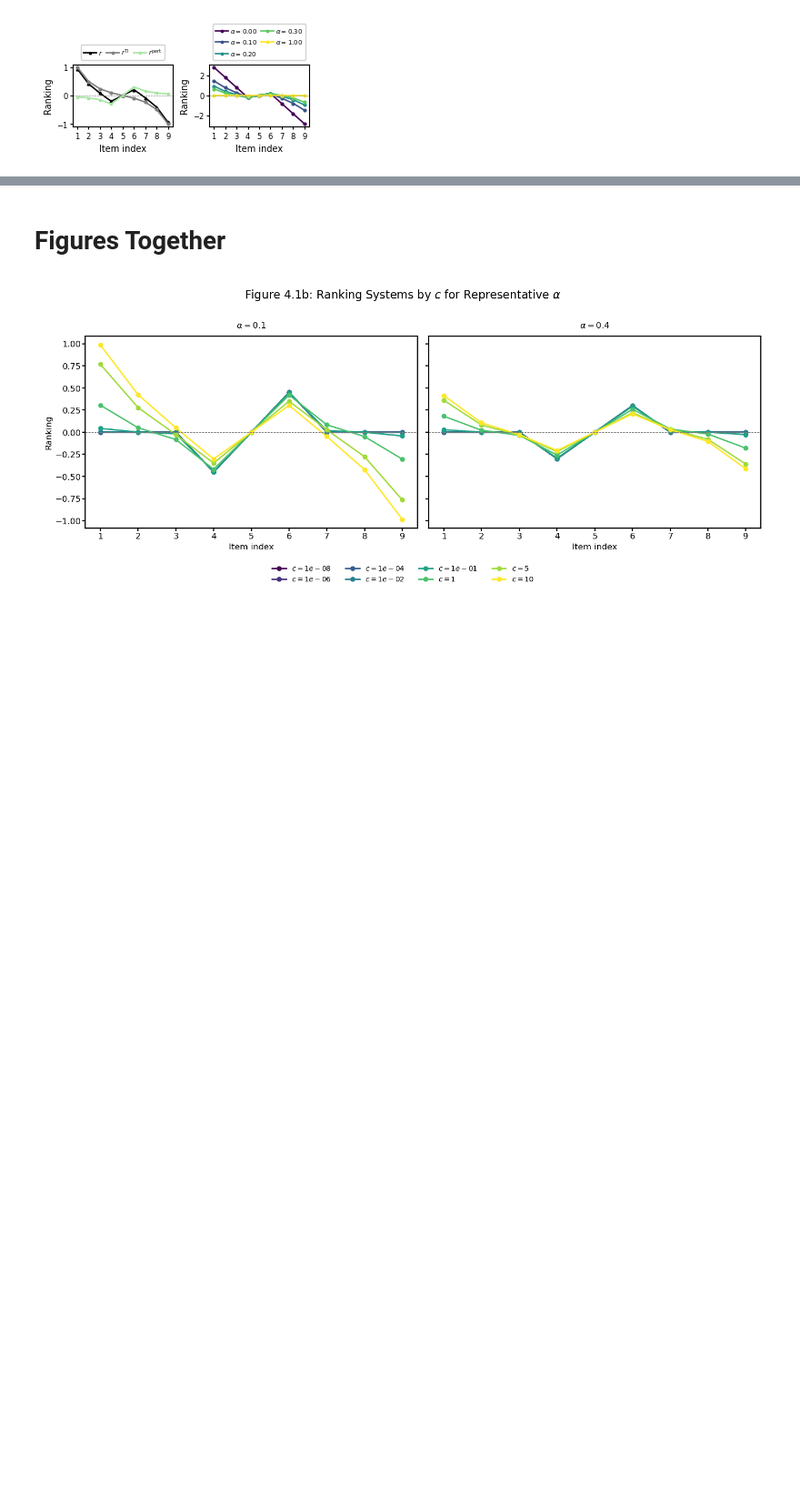
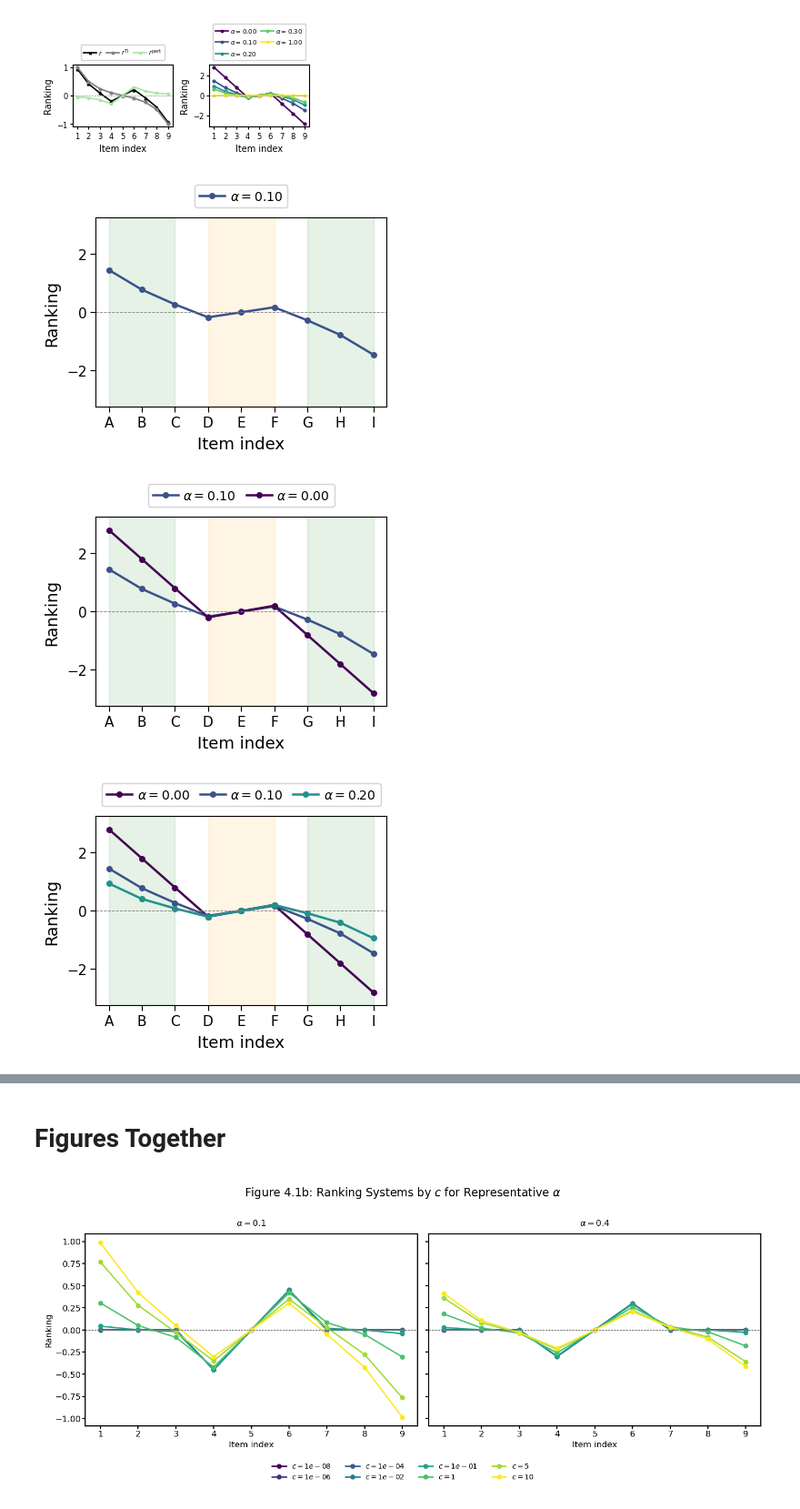
Before and after one commit to lukelc23/NeurIPS_2026, a Jupyter notebook: Figures/Professional/Figure 4.1.ipynb, the cells around one changed output, grey strips where cells are left out. Shown at 91% size. Cells and saved outputs as stored; diff of their text form; code cells hidden in the pictures; blank space fills up the shorter version.

Commit message:
Figures for Larry Lab Meeting

```diff
--- a/Figures/Professional/Figure 4.1.ipynb
+++ b/Figures/Professional/Figure 4.1.ipynb
@@ -69,3 +69,80 @@ plt.show()
 fig.savefig("Figure_2.pdf", bbox_inches="tight")
 # %% [output]
 [figure]
+# %%
+import contextlib, io
+from matplotlib import cm
+
+FIG_W_IN     = 325.48499 / 72.27
+FIG_W_IN_now = (2 / 3) * FIG_W_IN
+
+n     = 9
+p     = 6
+q     = 4
+k_s   = 1.0
+k_d   = 0.0
+c_reg = 1e10
+x     = np.arange(1, n + 1)
+
+def fmt_ax_large(ax):
+    ax.axhline(0, color='gray', lw=0.6, ls='--')
+    ax.set_xticks(x)
+    ax.set_xticklabels([chr(ord('A') + k - 1) for k in x], fontsize=11)
+    ax.set_xlabel('Item index', fontsize=13, labelpad=5)
+    ax.set_ylabel('Ranking', fontsize=13, labelpad=5)
+    ax.tick_params(axis='both', length=4, pad=3, labelsize=11)
+
+all_alphas = [1e-10, 0.1, 0.2, 0.3, 0.9999999999999]
+all_colors  = cm.viridis(np.linspace(0, 1, len(all_alphas)))
+alpha_color = dict(zip(all_alphas, all_colors))
+
+stages = [
+    [0.1],
+    [0.1, 1e-10],
+    [1e-10, 0.1, 0.2],
+    [1e-10, 0.1, 0.2, 0.3],
+    [1e-10, 0.1, 0.2, 0.3, 0.9999999999999],
+]
+
+y_min, y_max = float('inf'), float('-inf')
+for stage_alphas in stages:
+    for a in stage_alphas:
+        k_o_a = ((1 - a) / 2) * (k_s - k_d)
+        with contextlib.redirect_stdout(io.StringIO()):
+            sim_a = Ranking_exp(n=n, k_o=k_o_a, k_s=k_s, k_d=k_d,
+                                p=p, q=q, c_reg=c_reg)
+        r = sim_a.calc_rank()
+        y_min = min(y_min, min(r))
+        y_max = max(y_max, max(r))
+y_pad = (y_max - y_min) * 0.08
+y_lim = (y_min - y_pad, y_max + y_pad)
+
+for stage_idx, stage_alphas in enumerate(stages, 1):
+    fig, ax = plt.subplots(figsize=(4.0, 3.2))
+    fig.subplots_adjust(left=0.15, right=0.95, bottom=0.13, top=0.78)
+
+    ax.axvspan(1, 3, alpha=0.10, color='tab:green')
+    ax.axvspan(4, 6, alpha=0.10, color='tab:orange')
+    ax.axvspan(7, 9, alpha=0.10, color='tab:green')
+
+    for a in stage_alphas:
+        k_o_a = ((1 - a) / 2) * (k_s - k_d)
+        with contextlib.redirect_stdout(io.StringIO()):
+            sim_a = Ranking_exp(n=n, k_o=k_o_a, k_s=k_s, k_d=k_d,
+                                p=p, q=q, c_reg=c_reg)
+        r = sim_a.calc_rank()
+        ax.plot(x, r, marker='o', markersize=4, lw=1.8, color=alpha_color[a],
+                label=rf'$\alpha = {a:.2f}$')
+
+    fmt_ax_large(ax)
+    ax.set_ylim(y_lim)
+    ax.legend(fontsize=10, loc='lower center', bbox_to_anchor=(0.5, 1.02),
+              ncol=3, framealpha=0.85, columnspacing=0.8,
+              handletextpad=0.4, markerscale=1.0)
+
+    plt.show()
+    fig.savefig(f"Figure_2_stage{stage_idx}.png", bbox_inches="tight")
+# %% [output]
+[figure, added]
+[figure, added]
+[figure, added]
```
Also changed, not shown: parts of 2 cells of this notebook, 29 other files.
